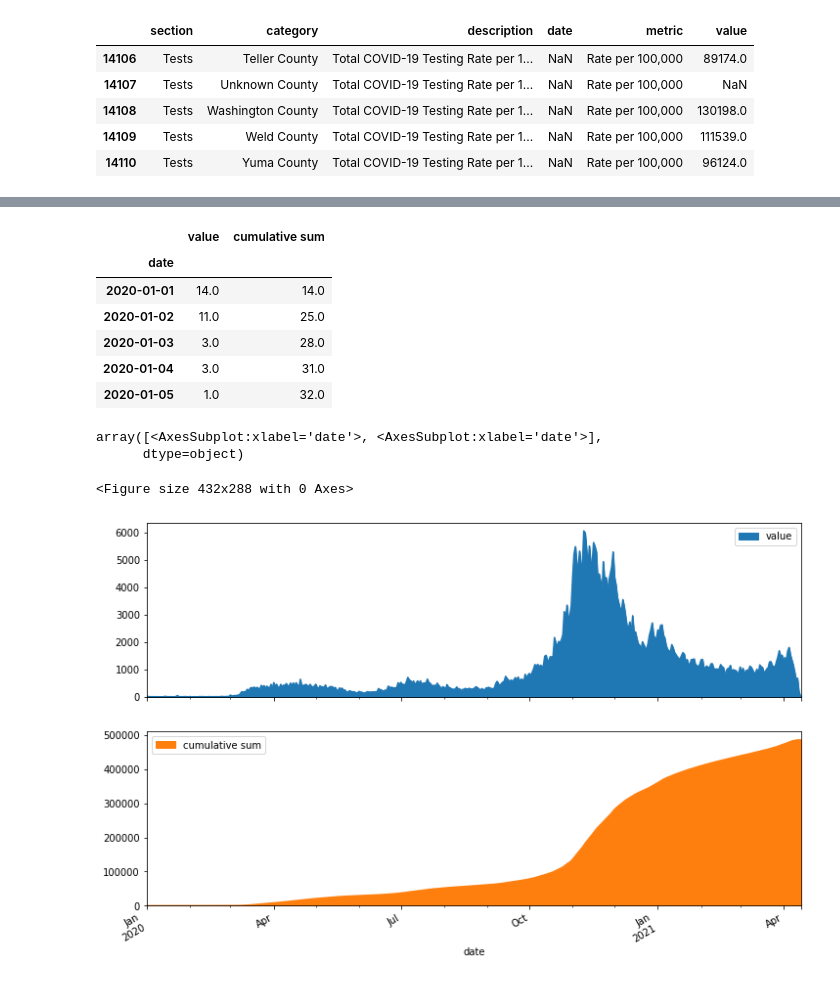
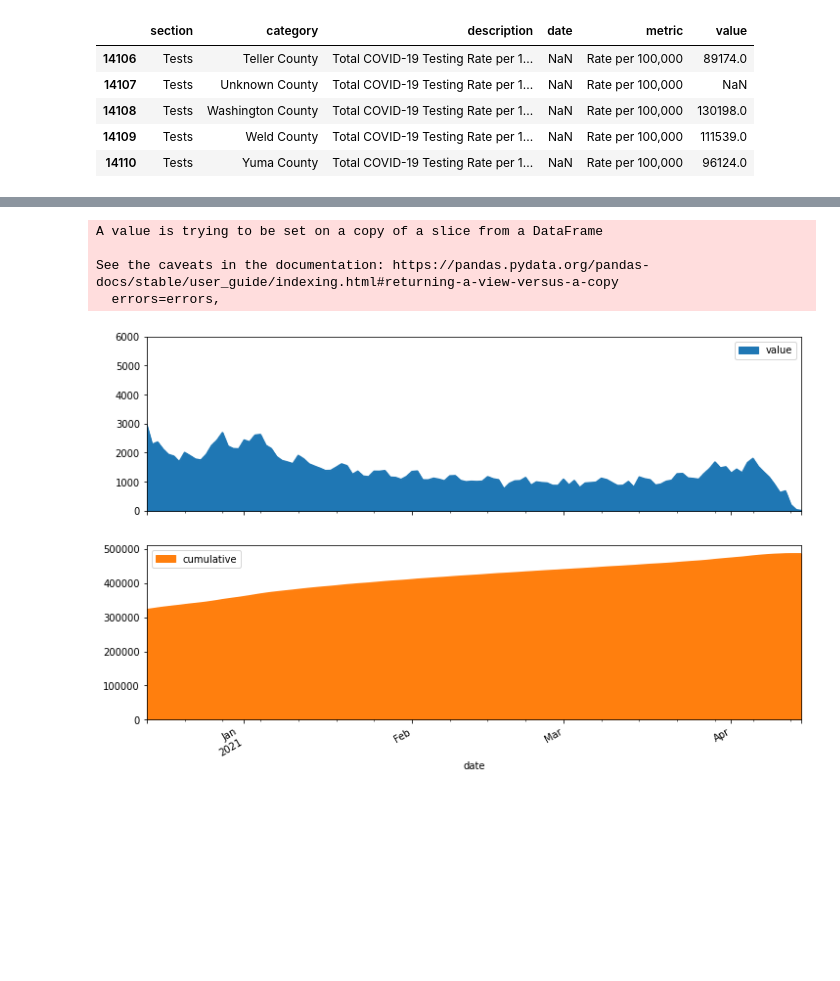
Before and after one commit to kalebishop/covid19_vacc_modeling, a Jupyter notebook: stats-workbook.ipynb, the cells around one changed output, grey strips where cells are left out. Drawn from its saved outputs; the diff is of its cells as text; code cells hidden in the pictures; blank space fills up the shorter version.

```diff
--- a/stats-workbook.ipynb
+++ b/stats-workbook.ipynb
@@ -42,3 +48,18 @@ Index(['section', 'category', 'description', 'date', 'metric', 'value'], dtype='
 | 14108 | Tests | Washington County | Total COVID-19 Testing Rate per 1... | NaN | Rate per 100,000 | 130198.0 |
 | 14109 | Tests | Weld County | Total COVID-19 Testing Rate per 1... | NaN | Rate per 100,000 | 111539.0 |
 | 14110 | Tests | Yuma County | Total COVID-19 Testing Rate per 1... | NaN | Rate per 100,000 | 96124.0 |
+# %%
+cases_by_date = df.loc[(df["description"] == "Cases of COVID-19 in Colorado by Date of Illness Onset") & (df["metric"] == "Counts")][["date", "value"]]
+cases_by_date["date"] = pd.to_datetime(cases_by_date['date'], format="%Y-%m-%d")
+cases_by_date_pre_vax = cases_by_date.loc[cases_by_date["date"] < np.datetime64("2020-12-14")]
+cases_by_date_pre_vax.set_index(['date'], inplace=True)
+# cases_by_date_pre_vax.head()
+
+cases_cumulative = df.loc[(df["description"] == "Cumulative COVID-19 Cases in Colorado by Date of Illness Onset") & (df["metric"] == "Cumulative")][["date", "value"]]
+cases_cumulative["date"] = pd.to_datetime(cases_cumulative['date'], format="%Y-%m-%d")
+cases_cumulative_pre_vax = cases_cumulative.loc[cases_cumulative["date"] < np.datetime64("2020-12-14")]
+cases_cumulative_pre_vax.set_index(['date'], inplace=True)
+cases_cumulative_pre_vax.rename(columns = {"value": "cumulative"}, inplace=True)
+# cases_cumulative_pre_vax.head()
+
+cases_by_date_pre_vax = cases_by_date_pre_vax.join(cases_cumulative_pre_vax)
@@ -45,24 +78,24 @@ Index(['section', 'category', 'description', 'date', 'metric', 'value'], dtype='
 # %%
-cases_by_date = df.loc[(df["description"] == "Cases of COVID-19 in Colorado by Date of Illness Onset") & (df["metric"] == "Counts")][["date", "value"]]
-cases_by_date["date"] = pd.to_datetime(cases_by_date['date'], format="%Y-%m-%d")
-# cases_by_date = cases_by_date.loc[cases_by_date["date"] < np.datetime64("2020-12-14")]
-cases_by_date.set_index(['date'], inplace=True)
-cases_by_date["cumulative sum"] = cases_by_date.apply(np.cumsum)["value"]
-cases_by_date.head()
+# cases_by_date = df.loc[(df["description"] == "Cases of COVID-19 in Colorado by Date of Illness Onset") & (df["metric"] == "Counts")][["date", "value"]]
+# cases_by_date["date"] = pd.to_datetime(cases_by_date['date'], format="%Y-%m-%d")
+cases_by_date_post_vax = cases_by_date.loc[cases_by_date["date"] >= np.datetime64("2020-12-14")]
+cases_by_date_post_vax.set_index(['date'], inplace=True)
+# cases_by_date_pre_vax.head()
+
+cases_cumulative_post_vax = cases_cumulative.loc[cases_cumulative["date"] >= np.datetime64("2020-12-14")]
+cases_cumulative_post_vax.set_index(['date'], inplace=True)
+cases_cumulative_post_vax.rename(columns = {"value": "cumulative"}, inplace=True)
+# cases_cumulative_pre_vax.head()
+
+cases_by_date_post_vax = cases_by_date_post_vax.join(cases_cumulative_post_vax)
 # %% [output]
-|  | value | cumulative sum |
-| date |  |  |
-| 2020-01-01 | 14.0 | 14.0 |
-| 2020-01-02 | 11.0 | 25.0 |
-| 2020-01-03 | 3.0 | 28.0 |
-| 2020-01-04 | 3.0 | 31.0 |
-| 2020-01-05 | 1.0 | 32.0 |
+A value is trying to be set on a copy of a slice from a DataFrame
+
+See the caveats in the documentation: https://pandas.pydata.org/pandas-docs/stable/user_guide/indexing.html#returning-a-view-versus-a-copy
+  errors=errors,
 # %%
 plt.close("all")
-plt.figure()
-cases_by_date.plot.area(figsize=(12,8), subplots=True)
+fig1, fig2 = cases_by_date_post_vax.plot.area(figsize=(12, 8), subplots=True)
+fig1.set_ybound(0, 6000)
 # %% [output]
-array([<AxesSubplot:xlabel='date'>, <AxesSubplot:xlabel='date'>],
-      dtype=object)
-<Figure size 432x288 with 0 Axes>
-[figure, old version]
+[figure, new version]
```
Also changed, not shown: parts of 6 cells of this notebook, 1 other file.
